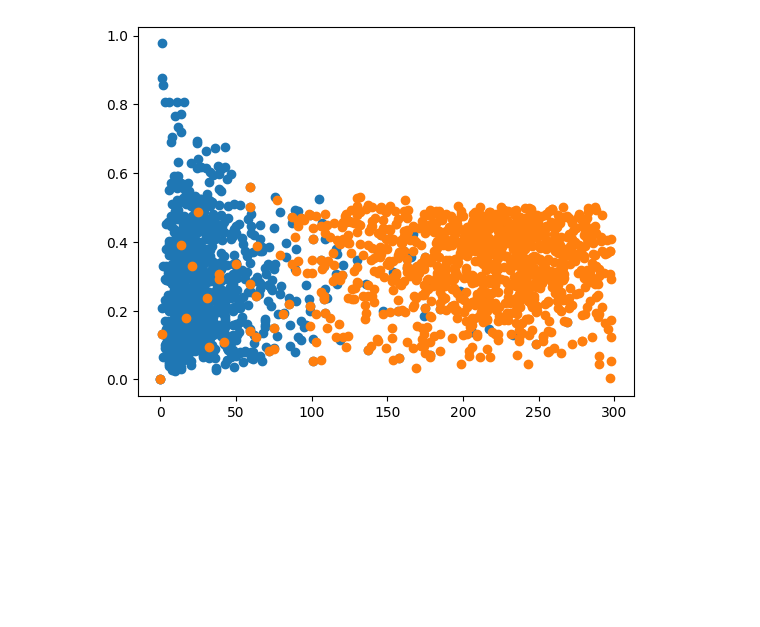
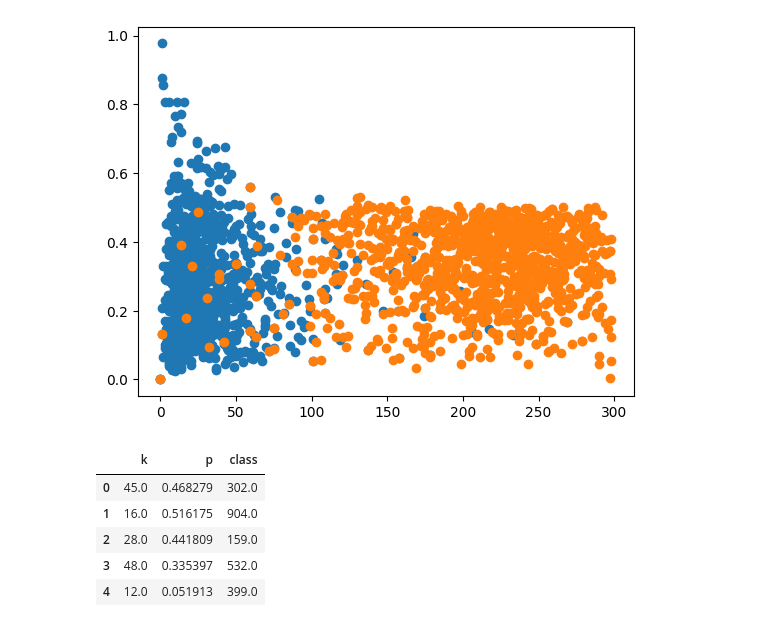
Before and after one commit to koendamme/AdversarialDefense, a Jupyter notebook: defense.ipynb, the cells around one changed output. Saved outputs shown, nothing was run; the diff lists cells and outputs as text; code cells hidden in the pictures; blank space fills up the shorter version.

```diff
--- a/defense.ipynb
+++ b/defense.ipynb
@@ -113,3 +113,12 @@ plt.scatter(kpset.loc[1000:, "k"], kpset.loc[1000:, "p"])
 # %% [output]
 <matplotlib.collections.PathCollection at 0x...>
 [figure]
+# %%
+kpset.loc[:4, ["k", "p", "class"]]
+# %% [output]
+|  | k | p | class |
+| 0 | 45.0 | 0.468279 | 302.0 |
+| 1 | 16.0 | 0.516175 | 904.0 |
+| 2 | 28.0 | 0.441809 | 159.0 |
+| 3 | 48.0 | 0.335397 | 532.0 |
+| 4 | 12.0 | 0.051913 | 399.0 |
```
Also changed, not shown: parts of 16 cells of this notebook, 5 other files.
